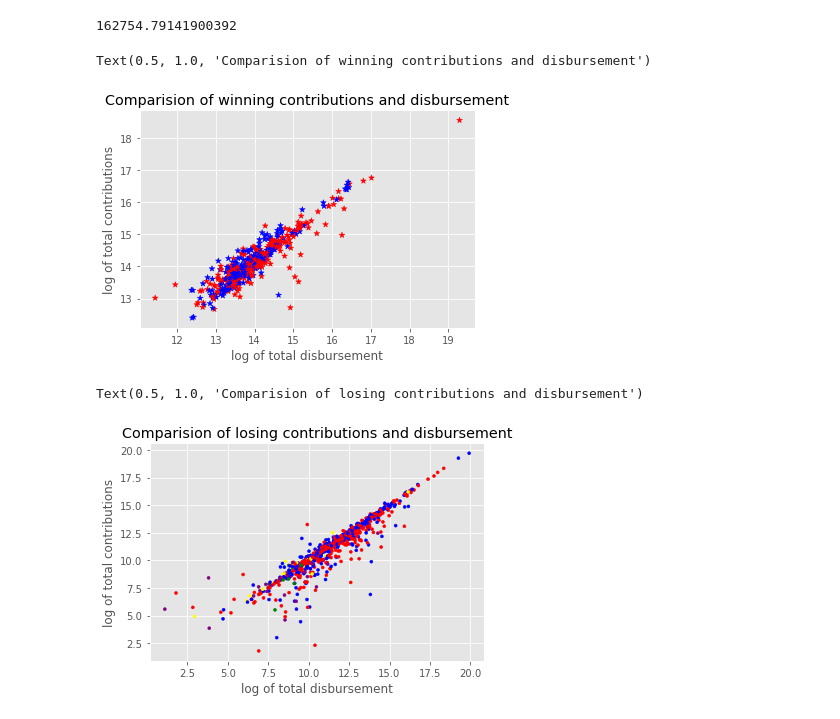
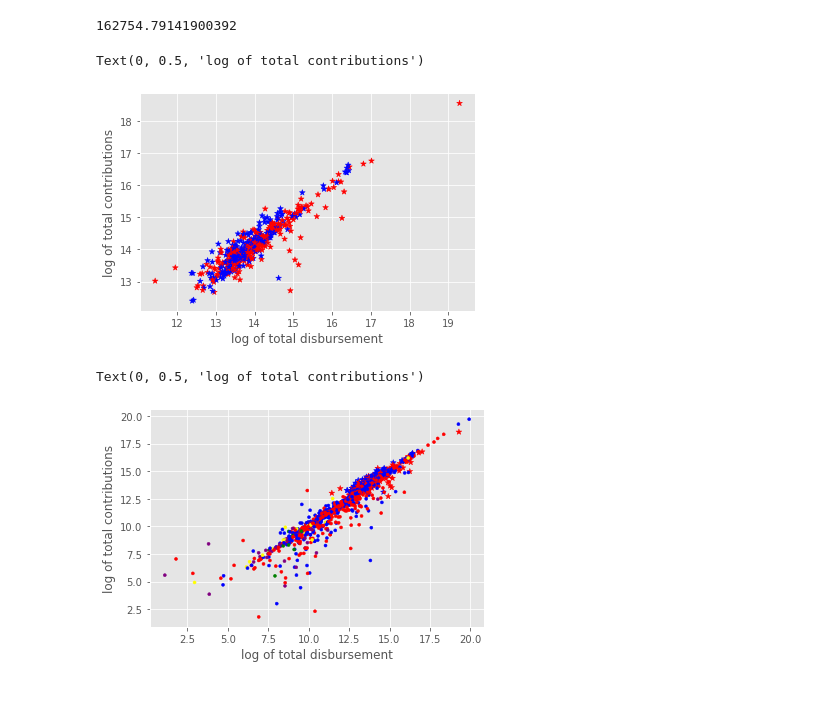
Before and after one commit to mobrien829/python-project-nycdsa, a Jupyter notebook: data_analysis.ipynb, the cells around one changed output. Saved outputs shown, nothing was run; the diff lists cells and outputs as text; code cells hidden in the pictures.

```diff
--- a/data_analysis.ipynb
+++ b/data_analysis.ipynb
@@ -342,35 +385,35 @@ ax.scatter(new_df_wins['total_disbursement'], new_df_wins['total_con_log'], c=ne
 
 plt.xlabel('log of total disbursement')
 plt.ylabel('log of total contributions')
-plt.title('Comparision of winning contributions and disbursement')
+# plt.title('Comparision of winning contributions and disbursement')
 # %% [output]
-Text(0.5, 1.0, 'Comparision of winning contributions and disbursement')
+Text(0, 0.5, 'log of total contributions')
-[figure, old version]
+[figure, new version]
 # %%
 total_disbursement_win = np.log(winner_df["tot_dis"])
 total_con_log_win = np.log(winner_df["tot_con"])
 party_winner = winner_df['can_par_aff']
 
 total_disbursement_lose = np.log(loser_df["tot_dis"])
 total_con_log_lose = np.log(loser_df["tot_con"])
 party_lose = loser_df['can_par_aff']
 
 new_df_wins = pd.DataFrame(dict(party=party_winner, total_disbursement=total_disbursement_win, total_con_log=total_con_log_win))
 new_df_lose = pd.DataFrame(dict(party=party_lose, total_disbursement=total_disbursement_lose, total_con_log=total_con_log_lose))
 
 
 fig, ax = plt.subplots()
 'REP', 'DEM', 'LIB', 'IND', 'GRE'
 colors = {'REP': 'red', 'DEM': 'blue', 'IND': 'purple', 'LIB': 'yellow', 'GRE': 'green'}
 
 
-# ax.scatter(new_df_wins['total_disbursement'], new_df_wins['total_con_log'], c=new_df_wins['party'].map(colors), marker="*")
+ax.scatter(new_df_wins['total_disbursement'], new_df_wins['total_con_log'], c=new_df_wins['party'].map(colors), marker="*")
 ax.scatter(new_df_lose['total_disbursement'], new_df_lose['total_con_log'], c=new_df_lose['party'].map(colors), marker=".")
 
 
 plt.xlabel('log of total disbursement')
 plt.ylabel('log of total contributions')
-plt.title('Comparision of losing contributions and disbursement')
+# plt.title('Comparision of losing contributions and disbursement')
 # %% [output]
-Text(0.5, 1.0, 'Comparision of losing contributions and disbursement')
+Text(0, 0.5, 'log of total contributions')
-[figure, old version]
+[figure, new version]
```
Also changed, not shown: parts of 9 cells of this notebook, 1 other file.
